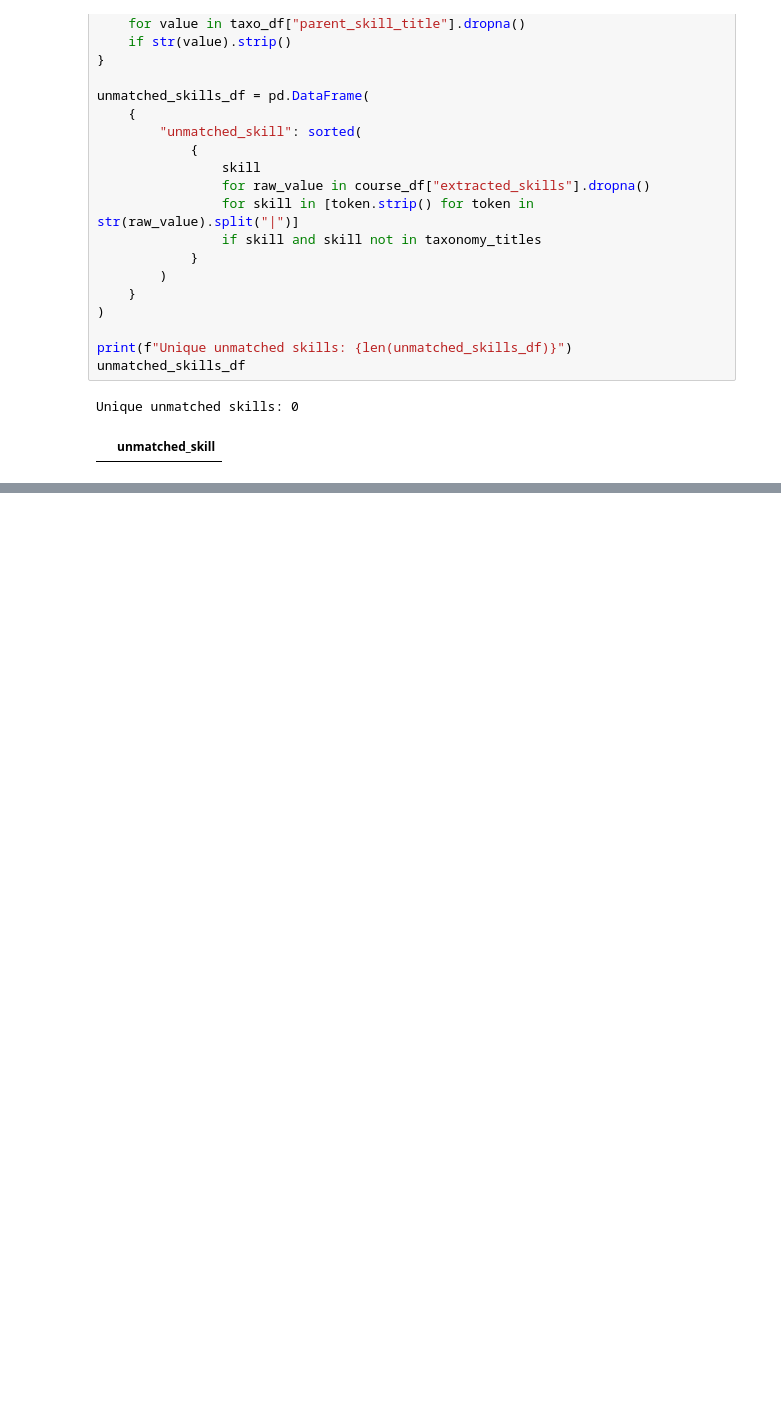
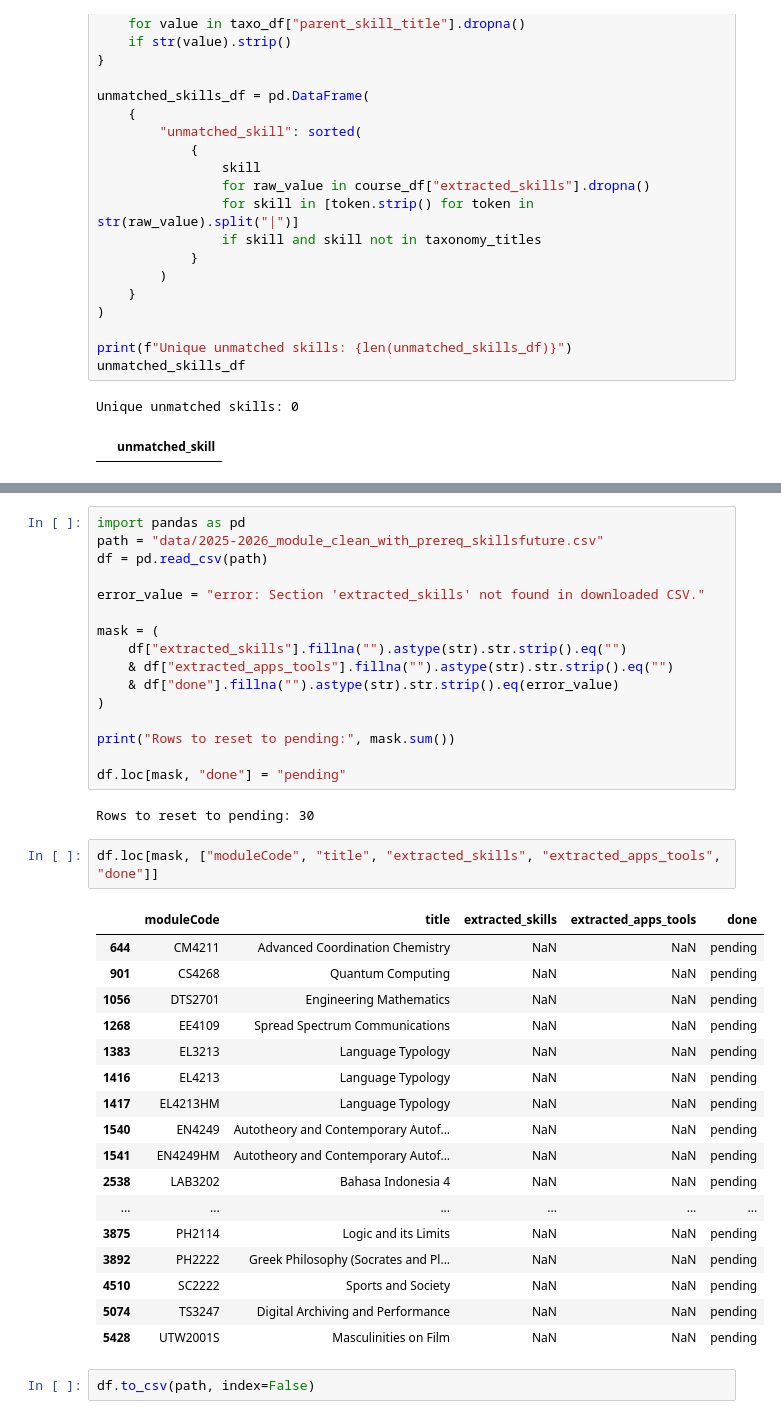
Before and after one commit to Bomb-omb/dsa4264-JobReady, a Jupyter notebook: check_extraction_(courses).ipynb, the cells around one changed output, grey strips where cells are left out. Cells and saved outputs as stored; diff of their text form; blank space fills up the shorter version.

Commit message:
patched skills future course extraction error: Check Apps & Tools Even When Skills not present during extraction

```diff
--- a/check_extraction_(courses).ipynb
+++ b/check_extraction_(courses).ipynb
@@ -208,0 +290,40 @@ Unique unmatched skills: 0
+# %%
+import pandas as pd
+path = "data/2025-2026_module_clean_with_prereq_skillsfuture.csv"
+df = pd.read_csv(path)
+
+error_value = "error: Section 'extracted_skills' not found in downloaded CSV."
+
+mask = (
+    df["extracted_skills"].fillna("").astype(str).str.strip().eq("")
+    & df["extracted_apps_tools"].fillna("").astype(str).str.strip().eq("")
+    & df["done"].fillna("").astype(str).str.strip().eq(error_value)
+)
+
+print("Rows to reset to pending:", mask.sum())
+
+df.loc[mask, "done"] = "pending"
+# %% [output]
+Rows to reset to pending: 30
+# %%
+df.loc[mask, ["moduleCode", "title", "extracted_skills", "extracted_apps_tools", "done"]]
+# %% [output]
+|  | moduleCode | title | extracted_skills | extracted_apps_tools | done |
+| 644 | CM4211 | Advanced Coordination Chemistry | NaN | NaN | pending |
+| 901 | CS4268 | Quantum Computing | NaN | NaN | pending |
+| 1056 | DTS2701 | Engineering Mathematics | NaN | NaN | pending |
+| 1268 | EE4109 | Spread Spectrum Communications | NaN | NaN | pending |
+| 1383 | EL3213 | Language Typology | NaN | NaN | pending |
+| 1416 | EL4213 | Language Typology | NaN | NaN | pending |
+| 1417 | EL4213HM | Language Typology | NaN | NaN | pending |
+| 1540 | EN4249 | Autotheory and Contemporary Autof... | NaN | NaN | pending |
+| 1541 | EN4249HM | Autotheory and Contemporary Autof... | NaN | NaN | pending |
+| 2538 | LAB3202 | Bahasa Indonesia 4 | NaN | NaN | pending |
+| ... | ... | ... | ... | ... | ... |
+| 3875 | PH2114 | Logic and its Limits | NaN | NaN | pending |
+| 3892 | PH2222 | Greek Philosophy (Socrates and Pl... | NaN | NaN | pending |
+| 4510 | SC2222 | Sports and Society | NaN | NaN | pending |
+| 5074 | TS3247 | Digital Archiving and Performance | NaN | NaN | pending |
+| 5428 | UTW2001S | Masculinities on Film | NaN | NaN | pending |
+# %%
+df.to_csv(path, index=False)
```
Also changed, not shown: parts of 5 cells of this notebook, 3 other files.
